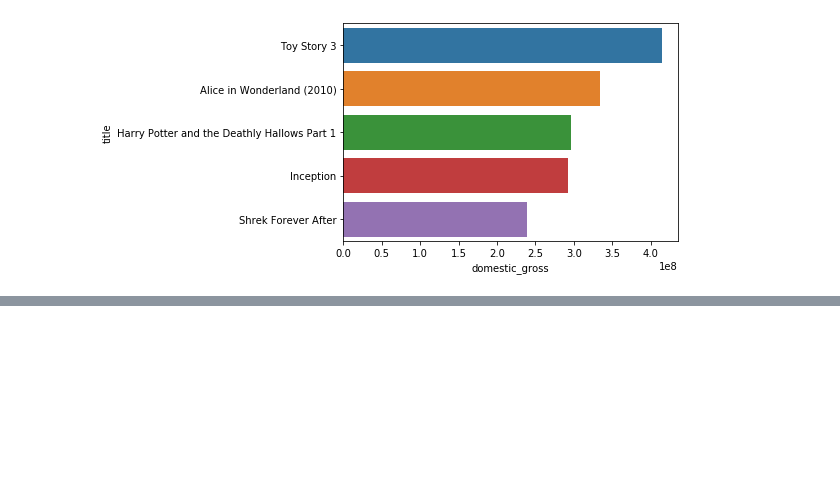
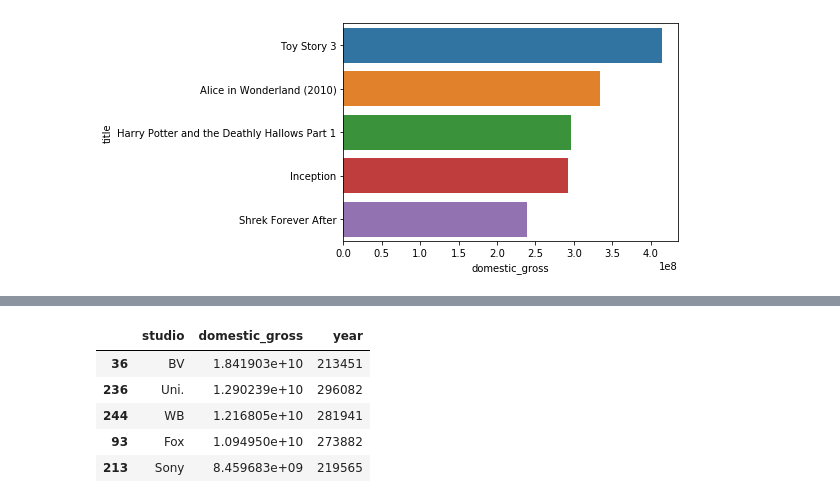
Before and after one commit to Aper012/Phase-1-project, a Jupyter notebook: Question 1.ipynb, the cells around one changed output, grey strips where cells are left out. Saved outputs shown, nothing was run; the diff lists cells and outputs as text; code cells hidden in the pictures; blank space fills up the shorter version.

```diff
--- a/Question 1.ipynb
+++ b/Question 1.ipynb
@@ -174,0 +205,9 @@ sns.barplot(x = 'domestic_gross', y = 'studio', data = top_studio[0:5])
+# %%
+top_studio.head()
+# %% [output]
+|  | studio | domestic_gross | year |
+| 36 | BV | 1.841903e+10 | 213451 |
+| 236 | Uni. | 1.290239e+10 | 296082 |
+| 244 | WB | 1.216805e+10 | 281941 |
+| 93 | Fox | 1.094950e+10 | 273882 |
+| 213 | Sony | 8.459683e+09 | 219565 |
```
Also changed, not shown: parts of 4 cells of this notebook, 10 other files.
